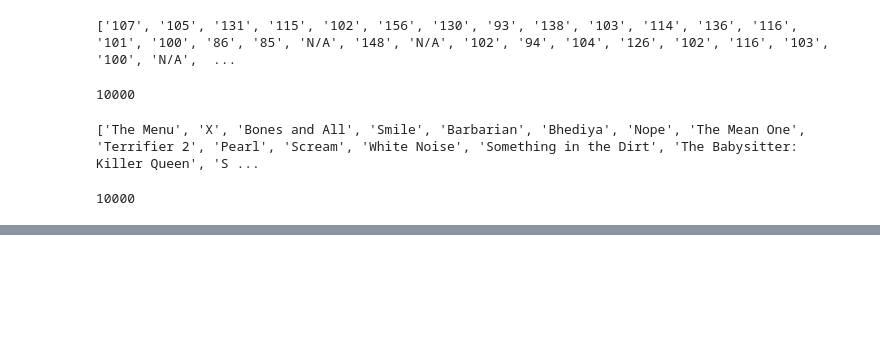
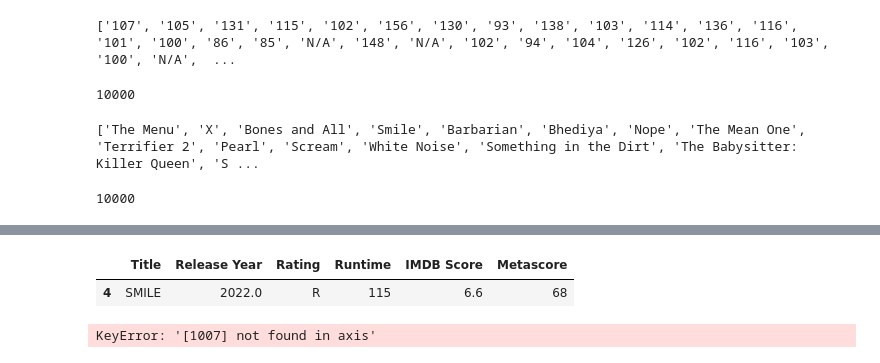
Before and after one commit to RobertRLunn/RLDA7capstone, a Jupyter notebook: notebook/RobertLunnCapstone.ipynb, the cells around one changed output, grey strips where cells are left out. Drawn from its saved outputs; the diff is of its cells as text; code cells hidden in the pictures; blank space fills up the shorter version.

```diff
--- a/notebook/RobertLunnCapstone.ipynb
+++ b/notebook/RobertLunnCapstone.ipynb
@@ -342,3 +278,0 @@ tdbo
-# %%
-imdbdf.loc[(imdbdf['Title'] == 'Smile') & (imdbdf['IMDB Score'] == '3.3')]
-imdbdf = imdbdf.drop(1006)
@@ -409,0 +342,11 @@ if something looks weird, see how the title is styled in one DF vs the other. yo
+# %%
+imdbdf.loc[(imdbdf['Title'] == 'SMILE')]
+# %% [output]
+|  | Title | Release Year | Rating | Runtime | IMDB Score | Metascore |
+| 4 | SMILE | 2022.0 | R | 115 | 6.6 | 68 |
+# %%
+imdbdf.loc[(imdbdf['Title'] == 'SMILE') & (imdbdf['IMDB Score'] == '3.3')]
+imdbdf = imdbdf.drop(1699)
+imdbdf = imdbdf.drop(1007)
+# %% [output]
+KeyError: '[1007] not found in axis'
```
Also changed, not shown: parts of 24 cells of this notebook.
